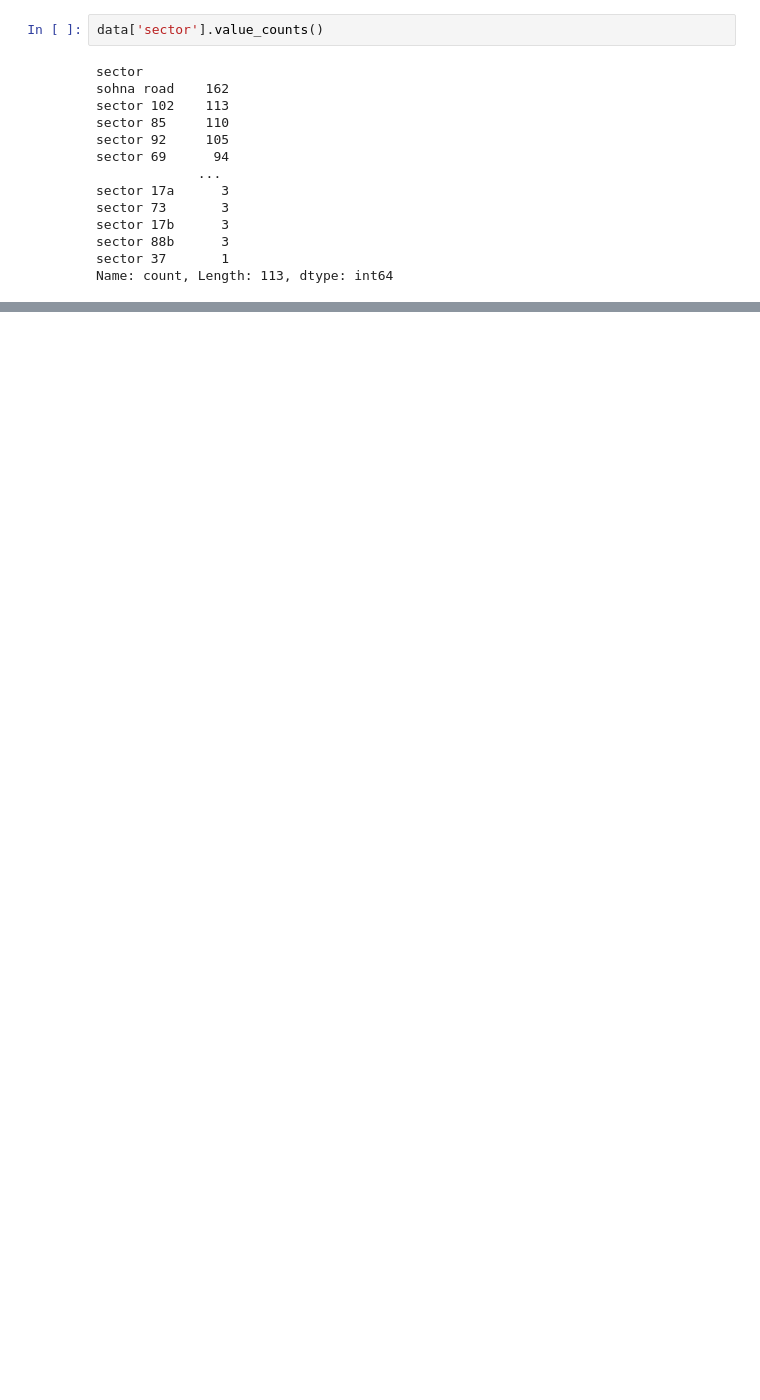
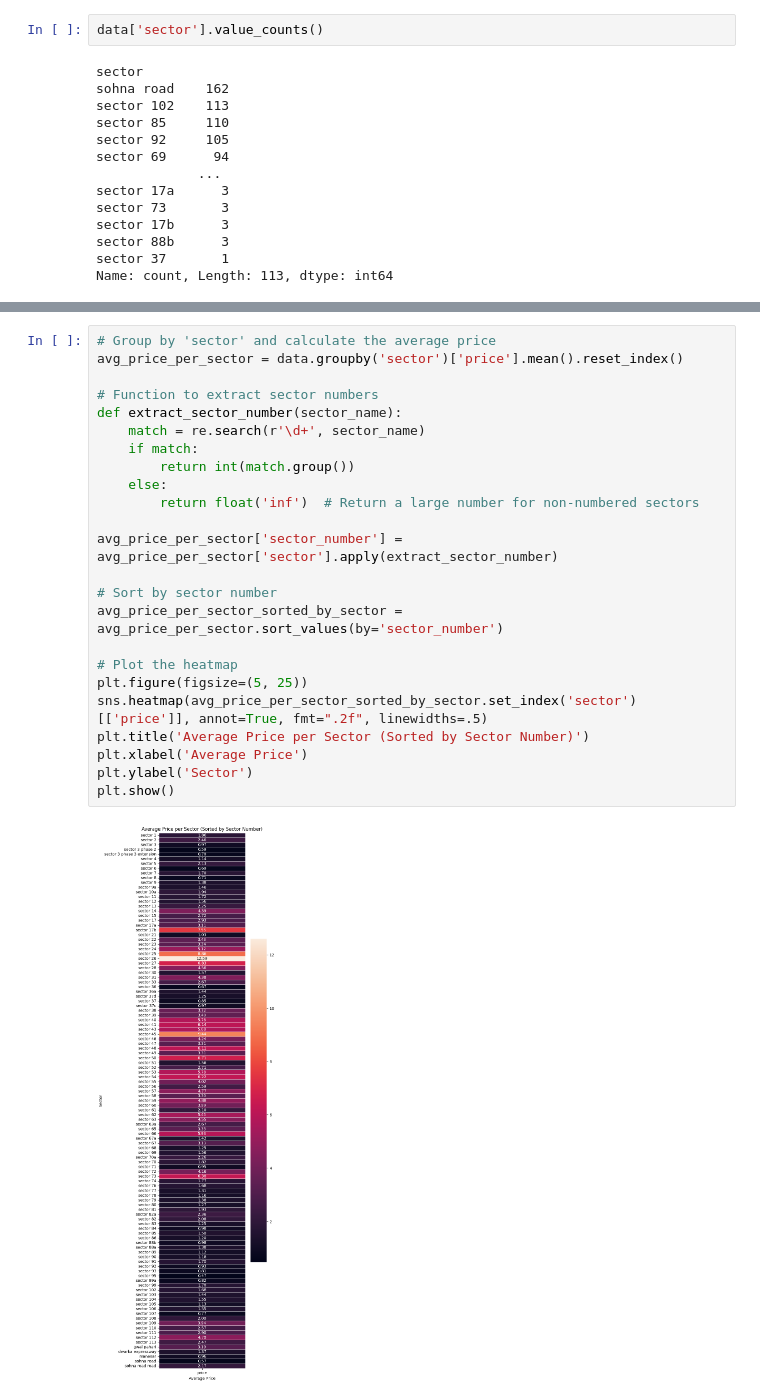
Before and after one commit to Tanwar-Aastha/Property-price-prediction, a Jupyter notebook: notebook/EDA.ipynb, the cells around one changed output, grey strips where cells are left out. Drawn from its saved outputs; the diff is of its cells as text; blank space fills up the shorter version.

```diff
--- a/notebook/EDA.ipynb
+++ b/notebook/EDA.ipynb
@@ -259,0 +376,26 @@ plt.show()
+# %%
+# Group by 'sector' and calculate the average price
+avg_price_per_sector = data.groupby('sector')['price'].mean().reset_index()
+
+# Function to extract sector numbers
+def extract_sector_number(sector_name):
+    match = re.search(r'\d+', sector_name)
+    if match:
+        return int(match.group())
+    else:
+        return float('inf')  # Return a large number for non-numbered sectors
+
+avg_price_per_sector['sector_number'] = avg_price_per_sector['sector'].apply(extract_sector_number)
+
+# Sort by sector number
+avg_price_per_sector_sorted_by_sector = avg_price_per_sector.sort_values(by='sector_number')
+
+# Plot the heatmap
+plt.figure(figsize=(5, 25))
+sns.heatmap(avg_price_per_sector_sorted_by_sector.set_index('sector')[['price']], annot=True, fmt=".2f", linewidths=.5)
+plt.title('Average Price per Sector (Sorted by Sector Number)')
+plt.xlabel('Average Price')
+plt.ylabel('Sector')
+plt.show()
+# %% [output]
+[figure, added]
```
Also changed, not shown: parts of 22 cells of this notebook.
